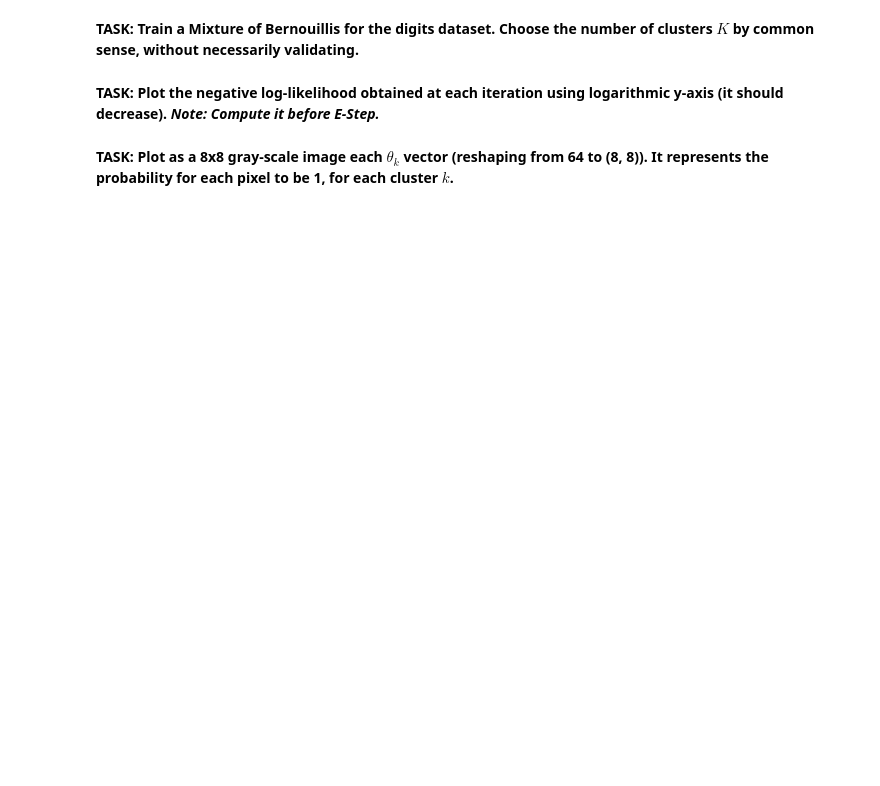
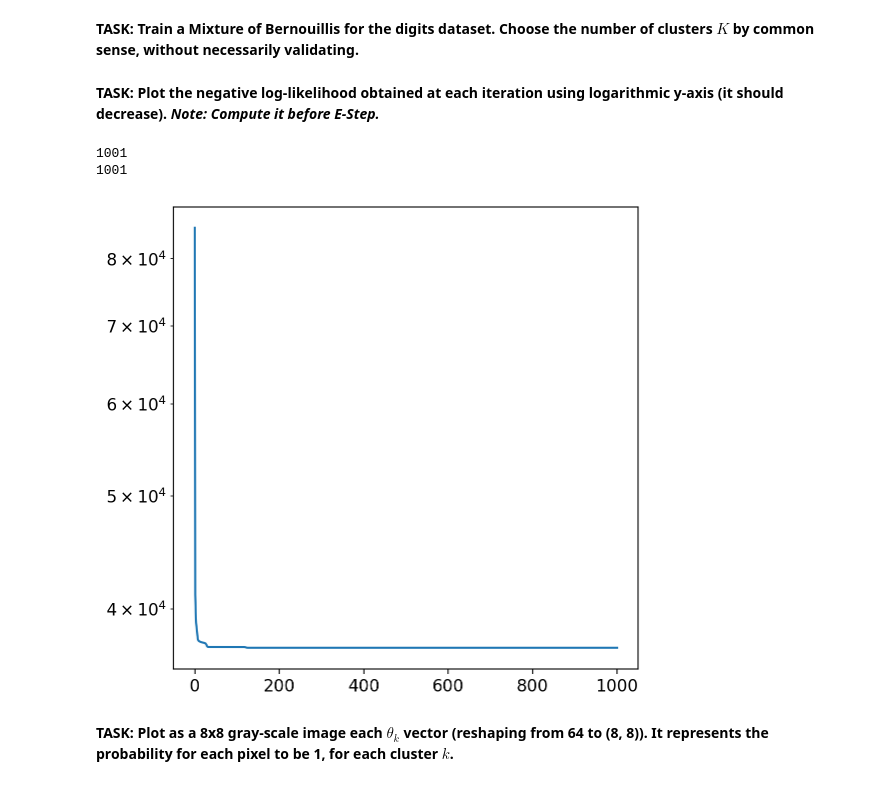
Before and after one commit to oscar-02-5/lab_mixture_models, a Jupyter notebook: lab_mixture_models_students.ipynb, the cells around one changed output. Saved outputs shown, nothing was run; the diff lists cells and outputs as text; code cells hidden in the pictures; blank space fills up the shorter version.

```diff
--- a/lab_mixture_models_students.ipynb
+++ b/lab_mixture_models_students.ipynb
@@ -678,7 +678,7 @@ def new_Pi(R,N):
     return Rk/N
 
 def new_Theta(R,X,K,alpha,beta):
-
+    N,D = X.shape
     Theta = np.zeros([K,D])
     Rk = points_cluster(R)
 
@@ -749,2 +767,11 @@ X = Bin_Images.reshape([-1,D])
+# %%
+#############
+#           #
+# YOUR CODE #
+#           #
+#############
+K = 10
+Niter = 1e3
+BMM_Pi, BMM_Theta, BMM_R, BMM_LL = EM_bernouilli(X,K,Niter)
 # %% [markdown]
 **TASK: Plot the negative log-likelihood obtained at each iteration using logarithmic y-axis (it should decrease). *Note: Compute it before E-Step.***
@@ -757,2 +778,63 @@ X = Bin_Images.reshape([-1,D])
+# %%
+#############
+#           #
+# YOUR CODE #
+#           #
+#############
+def EM_bernouilli_LL_Plot(X, K, Niter):
+    N,D = X.shape
+    # Define the prior of Theta with alpha and beta
+    alpha = 2.0
+    beta = 2.0
+
+    # We intialize Theta; whose values are
+    # bounded between 0 and 1
+    Theta = np.random.beta(alpha, beta, (K,D))
+    # We intiailize Pi, the sum of its terms
+    # is 1 given that we have K*1/K in the distribution
+    Pi = np.random.dirichlet(np.full(K, 1/K))
+
+    #We compute the initial log-likelihood
+    LL = log_lik(X,Pi,Theta,K)
+
+    LL_list = []
+
+    i = 0
+    while (i <= Niter):
+        LL_list.append(-LL)
+
+        ### E step ###
+        # Evaluate the posterior probability
+        R = responsibilities(X,Pi,Theta,K)
+
+        ### M step ###
+        Theta = new_Theta(R,X,K,alpha,beta)
+        Pi = new_Pi(R,N)
+        LL = log_lik(X,Pi,Theta,K)
+
+        # Increase counter by 1
+        i += 1
+
+    i_list = [i for i in range(len(LL_list))]
+
+    print(len(LL_list))
+    print(len(i_list))
+
+    fig, ax = plt.subplots()
+    ax.plot(i_list, LL_list)
+    ax.set_yscale('log')
+
+    #ax.set(xlabel='time (s)', ylabel='voltage (mV)',
+    #   title='About as simple as it gets, folks')
+
+    plt.show()
+
+    return
+
+EM_bernouilli_LL_Plot(X, K, Niter)
+# %% [output]
+1001
+1001
+[figure, added]
 # %% [markdown]
 **TASK: Plot as a 8x8 gray-scale image each $\theta_k$ vector (reshaping from 64 to (8, 8)). It represents the probability for each pixel to be 1, for each cluster $k$.**
```
Also changed, not shown: parts of 6 cells of this notebook.
